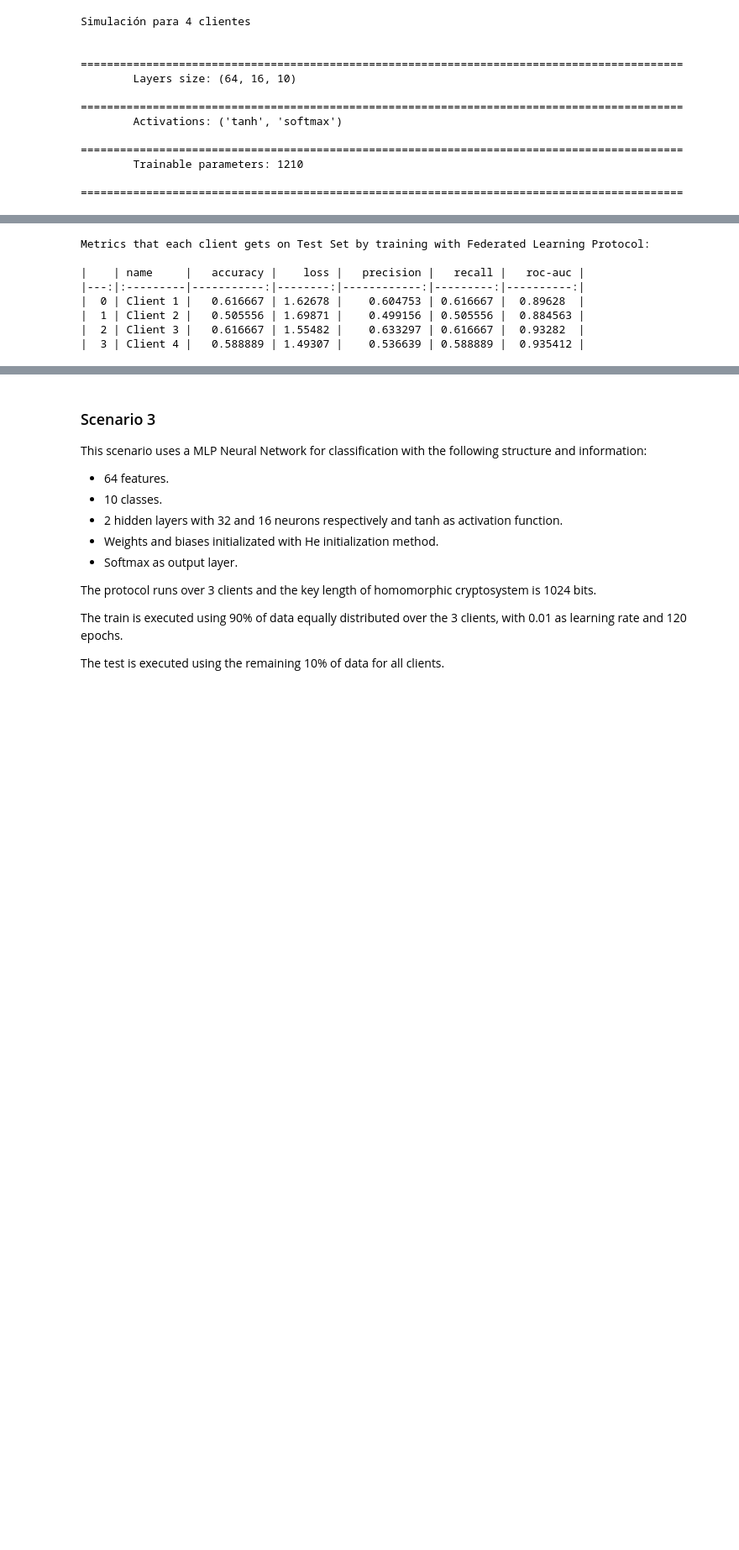
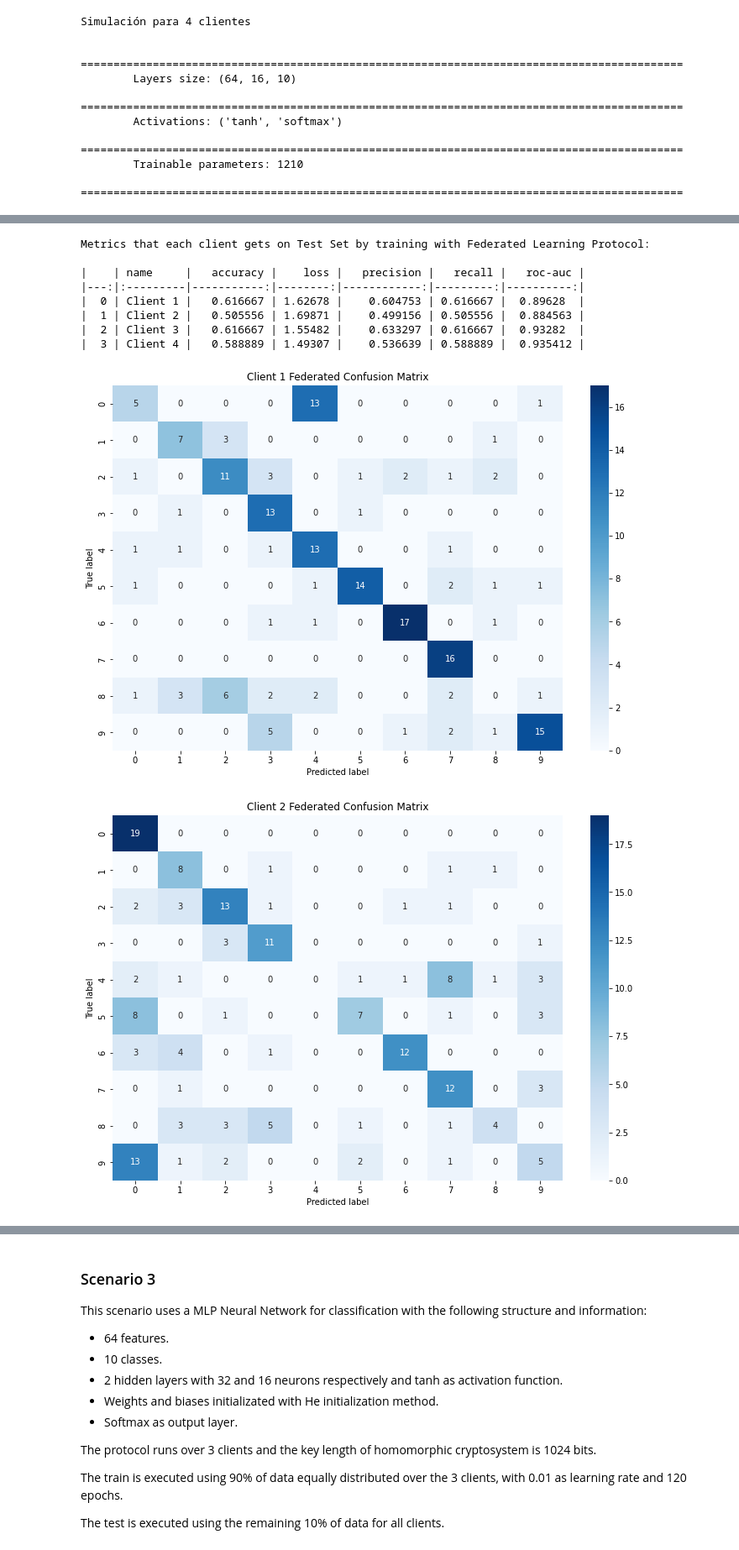
Before and after one commit to camaranto/msc_thesis, a Jupyter notebook: src/protocol.ipynb, the cells around one changed output, grey strips where cells are left out. Shown at 84% size. Saved outputs shown, nothing was run; the diff lists cells and outputs as text; code cells hidden in the pictures; blank space fills up the shorter version.

```diff
--- a/src/protocol.ipynb
+++ b/src/protocol.ipynb
@@ -436,11 +450,13 @@ Metrics that each client gets on Test Set by training only on own local data:
 # %%
-scenario_2.print_federated_metrics()
+scenario_2.print_federated_metrics(plot=True)
 # %% [output]
 Metrics that each client gets on Test Set by training with Federated Learning Protocol:
 
 |    | name     |   accuracy |    loss |   precision |   recall |   roc-auc |
 |---:|:---------|-----------:|--------:|------------:|---------:|----------:|
 |  0 | Client 1 |   0.616667 | 1.62678 |    0.604753 | 0.616667 |  0.89628  |
 |  1 | Client 2 |   0.505556 | 1.69871 |    0.499156 | 0.505556 |  0.884563 |
 |  2 | Client 3 |   0.616667 | 1.55482 |    0.633297 | 0.616667 |  0.93282  |
 |  3 | Client 4 |   0.588889 | 1.49307 |    0.536639 | 0.588889 |  0.935412 |
+[figure, added]
+[figure, added]
```
Also changed, not shown: parts of 6 cells of this notebook.
